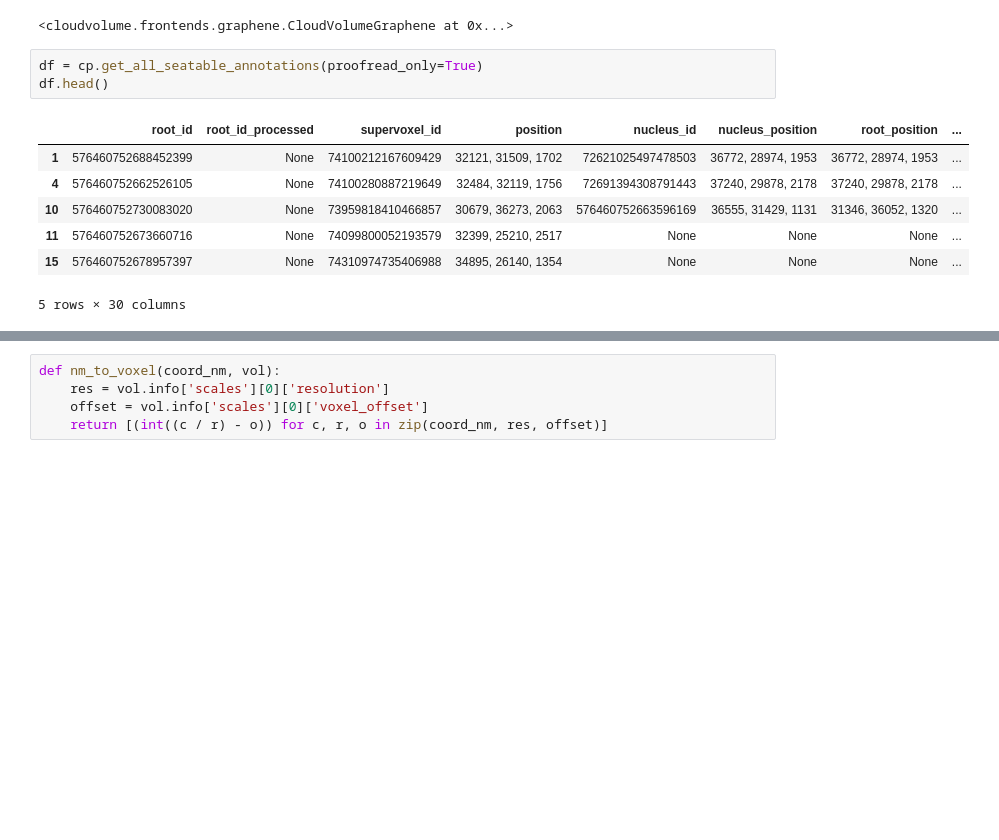
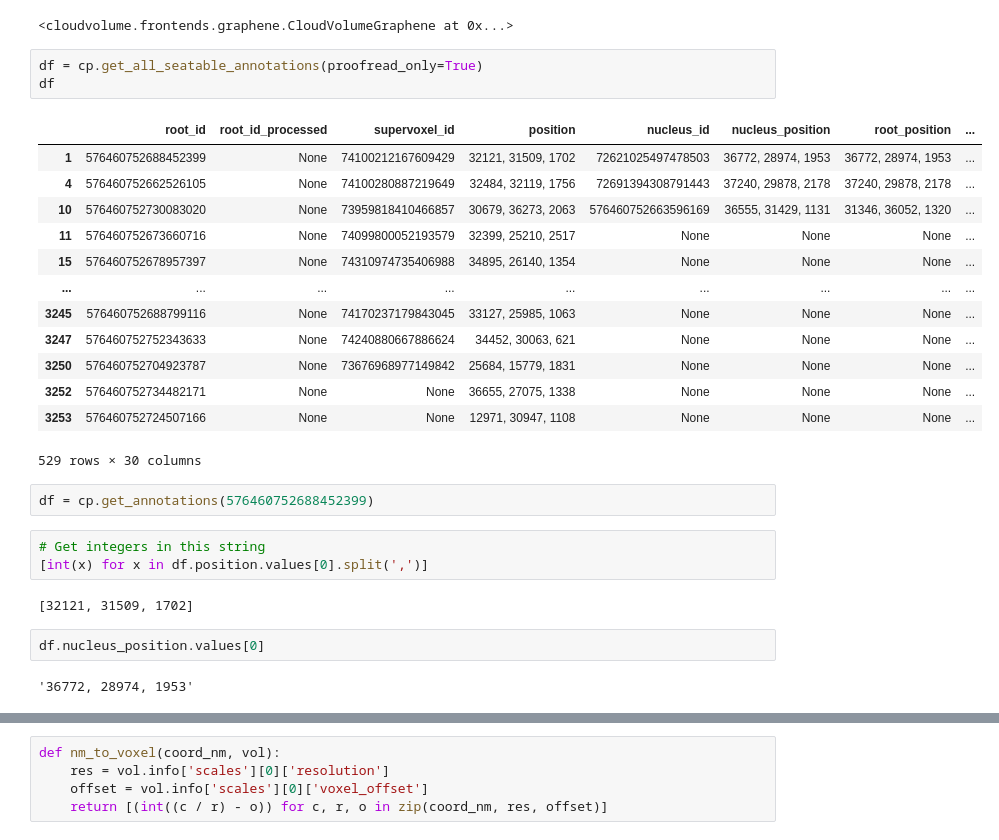
Before and after one commit to Social-Evolution-and-Behavior/crantpy, a Jupyter notebook: local/score_synapses.ipynb, the cells around one changed output, grey strips where cells are left out. Drawn from its saved outputs; the diff is of its cells as text; blank space fills up the shorter version.

```diff
--- a/local/score_synapses.ipynb
+++ b/local/score_synapses.ipynb
@@ -24,12 +24,29 @@ cp.get_cloudvolume()
 <cloudvolume.frontends.graphene.CloudVolumeGraphene at 0x...>
 # %%
 df = cp.get_all_seatable_annotations(proofread_only=True)
-df.head()
+df
 # %% [output]
 |  | root_id | root_id_processed | supervoxel_id | position | nucleus_id | nucleus_position | root_position | ... |
 | 1 | 576460752688452399 | None | 74100212167609429 | 32121, 31509, 1702 | 72621025497478503 | 36772, 28974, 1953 | 36772, 28974, 1953 | ... |
 | 4 | 576460752662526105 | None | 74100280887219649 | 32484, 32119, 1756 | 72691394308791443 | 37240, 29878, 2178 | 37240, 29878, 2178 | ... |
 | 10 | 576460752730083020 | None | 73959818410466857 | 30679, 36273, 2063 | 576460752663596169 | 36555, 31429, 1131 | 31346, 36052, 1320 | ... |
 | 11 | 576460752673660716 | None | 74099800052193579 | 32399, 25210, 2517 | None | None | None | ... |
 | 15 | 576460752678957397 | None | 74310974735406988 | 34895, 26140, 1354 | None | None | None | ... |
+| ... | ... | ... | ... | ... | ... | ... | ... | ... |
+| 3245 | 576460752688799116 | None | 74170237179843045 | 33127, 25985, 1063 | None | None | None | ... |
+| 3247 | 576460752752343633 | None | 74240880667886624 | 34452, 30063, 621 | None | None | None | ... |
+| 3250 | 576460752704923787 | None | 73676968977149842 | 25684, 15779, 1831 | None | None | None | ... |
+| 3252 | 576460752734482171 | None | None | 36655, 27075, 1338 | None | None | None | ... |
+| 3253 | 576460752724507166 | None | None | 12971, 30947, 1108 | None | None | None | ... |
-5 rows × 30 columns
+529 rows × 30 columns
+# %%
+df = cp.get_annotations(576460752688452399)
+# %%
+# Get integers in this string
+[int(x) for x in df.position.values[0].split(',')]
+# %% [output]
+[32121, 31509, 1702]
+# %%
+df.nucleus_position.values[0]
+# %% [output]
+'36772, 28974, 1953'
```
Also changed, not shown: parts of 9 cells of this notebook, 2 other files.
